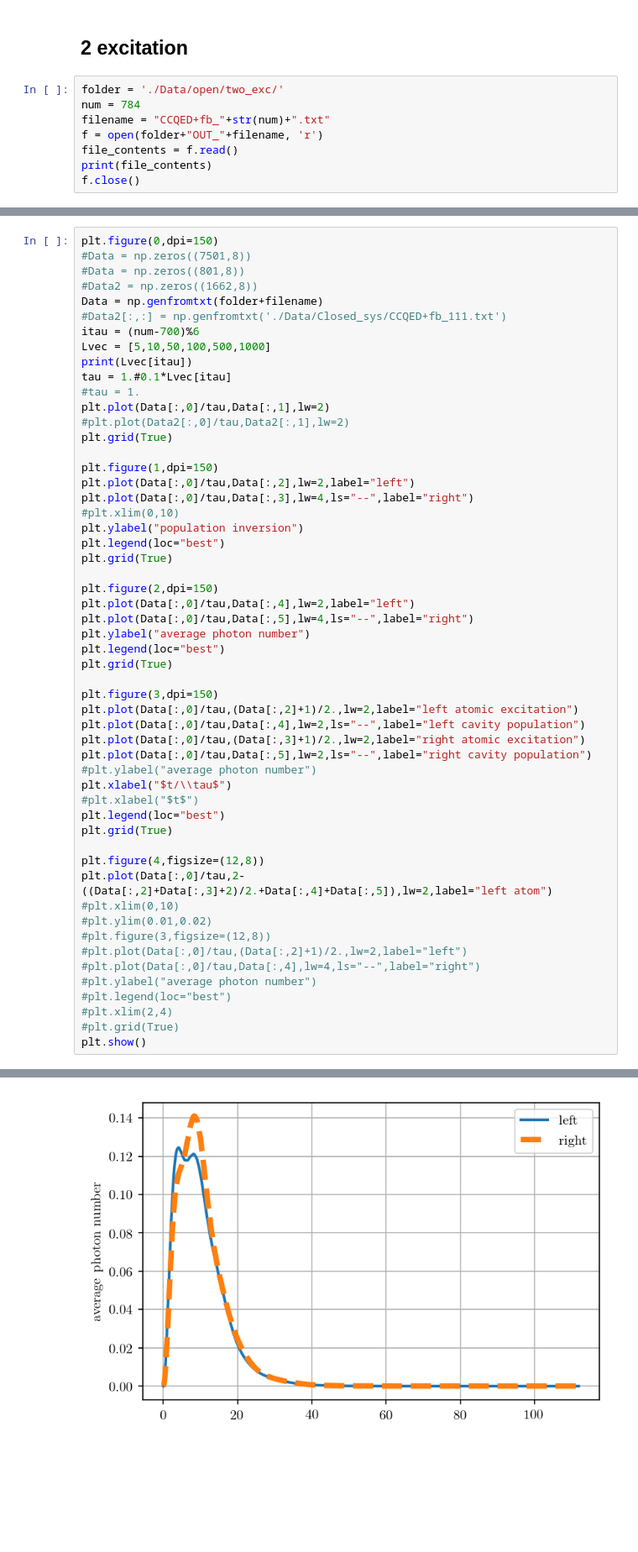
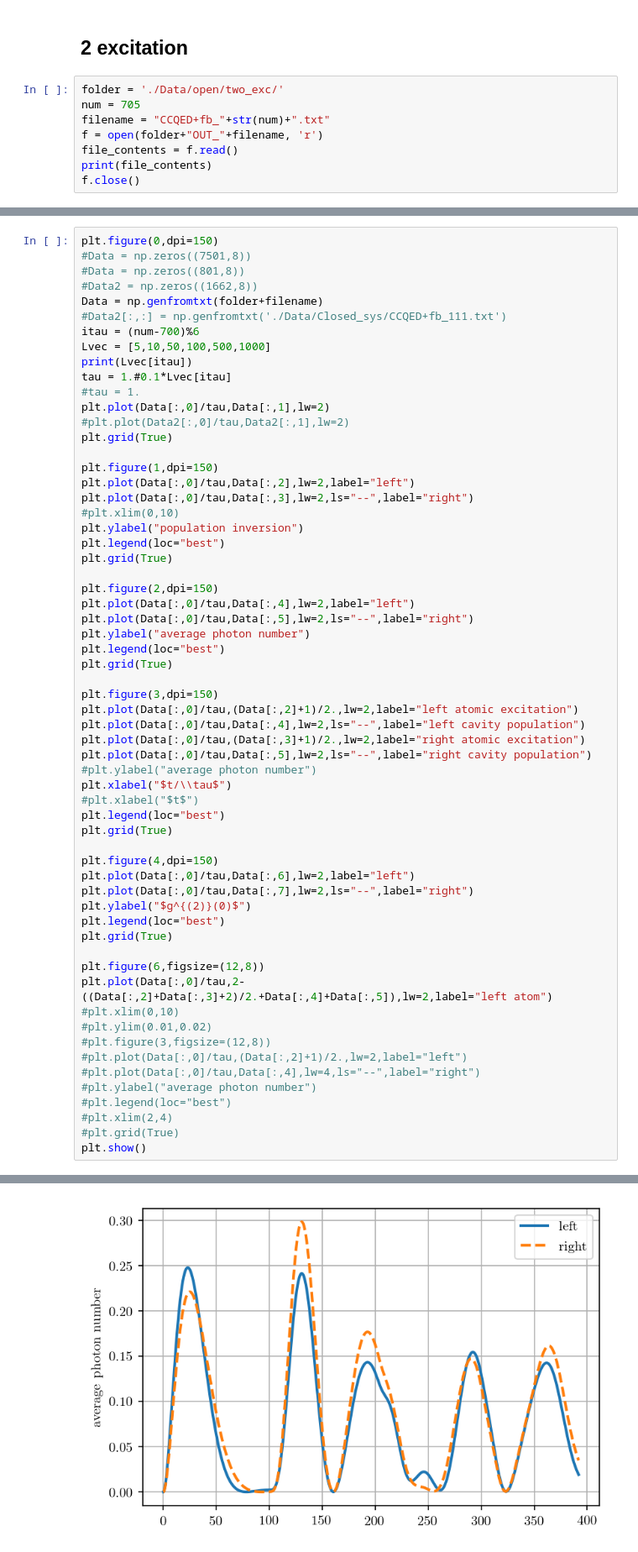
Before and after one commit to nemetniki/Kerr, a Jupyter notebook: CCQED_Open.ipynb, the cells around one changed output, grey strips where cells are left out. Shown at 84% size. Cells and saved outputs as stored; diff of their text form; blank space fills up the shorter version.

```diff
--- a/CCQED_Open.ipynb
+++ b/CCQED_Open.ipynb
@@ -269,7 +269,7 @@ in_f.close()
 ## 2 excitation
 # %%
 folder = './Data/open/two_exc/'
-num = 784
+num = 705
 filename = "CCQED+fb_"+str(num)+".txt"
 f = open(folder+"OUT_"+filename, 'r')
 file_contents = f.read()
@@ -311,7 +311,7 @@ plt.grid(True)
 
 plt.figure(1,dpi=150)
 plt.plot(Data[:,0]/tau,Data[:,2],lw=2,label="left")
-plt.plot(Data[:,0]/tau,Data[:,3],lw=4,ls="--",label="right")
+plt.plot(Data[:,0]/tau,Data[:,3],lw=2,ls="--",label="right")
 #plt.xlim(0,10)
 plt.ylabel("population inversion")
 plt.legend(loc="best")
@@ -319,7 +319,7 @@ plt.grid(True)
 
 plt.figure(2,dpi=150)
 plt.plot(Data[:,0]/tau,Data[:,4],lw=2,label="left")
-plt.plot(Data[:,0]/tau,Data[:,5],lw=4,ls="--",label="right")
+plt.plot(Data[:,0]/tau,Data[:,5],lw=2,ls="--",label="right")
 plt.ylabel("average photon number")
 plt.legend(loc="best")
 plt.grid(True)
@@ -335,7 +335,14 @@ plt.xlabel("$t/\\tau$")
 plt.legend(loc="best")
 plt.grid(True)
 
-plt.figure(4,figsize=(12,8))
+plt.figure(4,dpi=150)
+plt.plot(Data[:,0]/tau,Data[:,6],lw=2,label="left")
+plt.plot(Data[:,0]/tau,Data[:,7],lw=2,ls="--",label="right")
+plt.ylabel("$g^{(2)}(0)$")
+plt.legend(loc="best")
+plt.grid(True)
+
+plt.figure(6,figsize=(12,8))
 plt.plot(Data[:,0]/tau,2-((Data[:,2]+Data[:,3]+2)/2.+Data[:,4]+Data[:,5]),lw=2,label="left atom")
 #plt.xlim(0,10)
 #plt.ylim(0.01,0.02)
@@ -354 +361 @@ plt.show()
-[figure, old version]
+[figure, new version]
```
Also changed, not shown: parts of 4 cells of this notebook, 9 other files.
